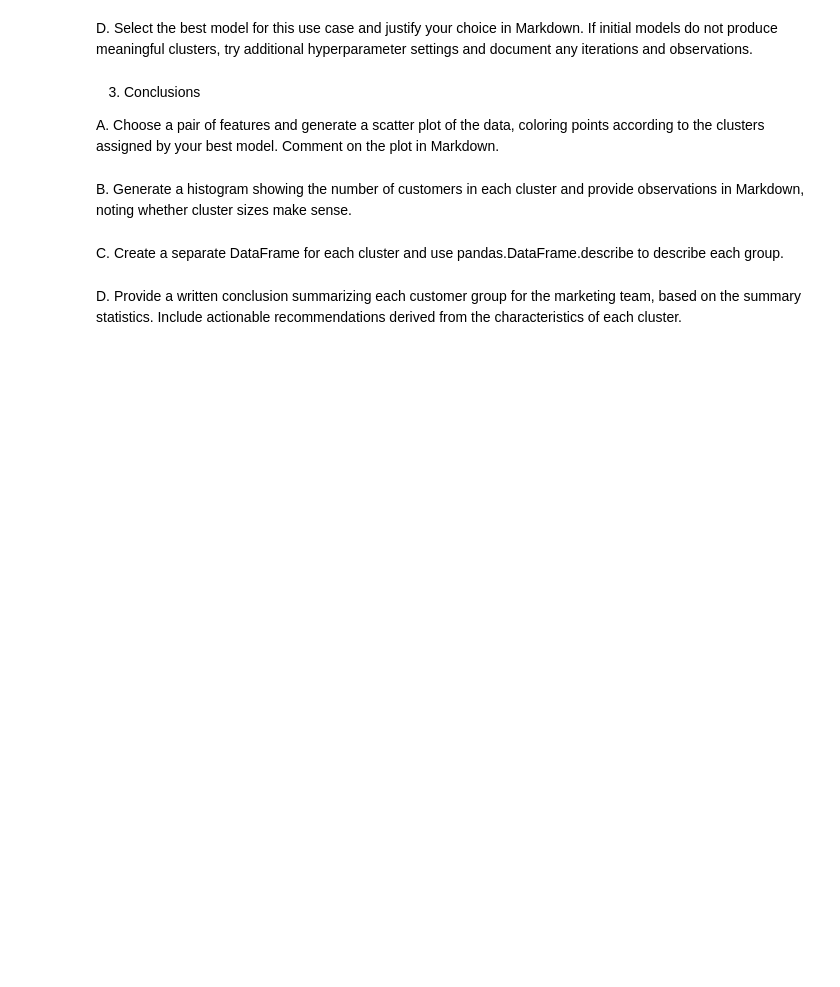
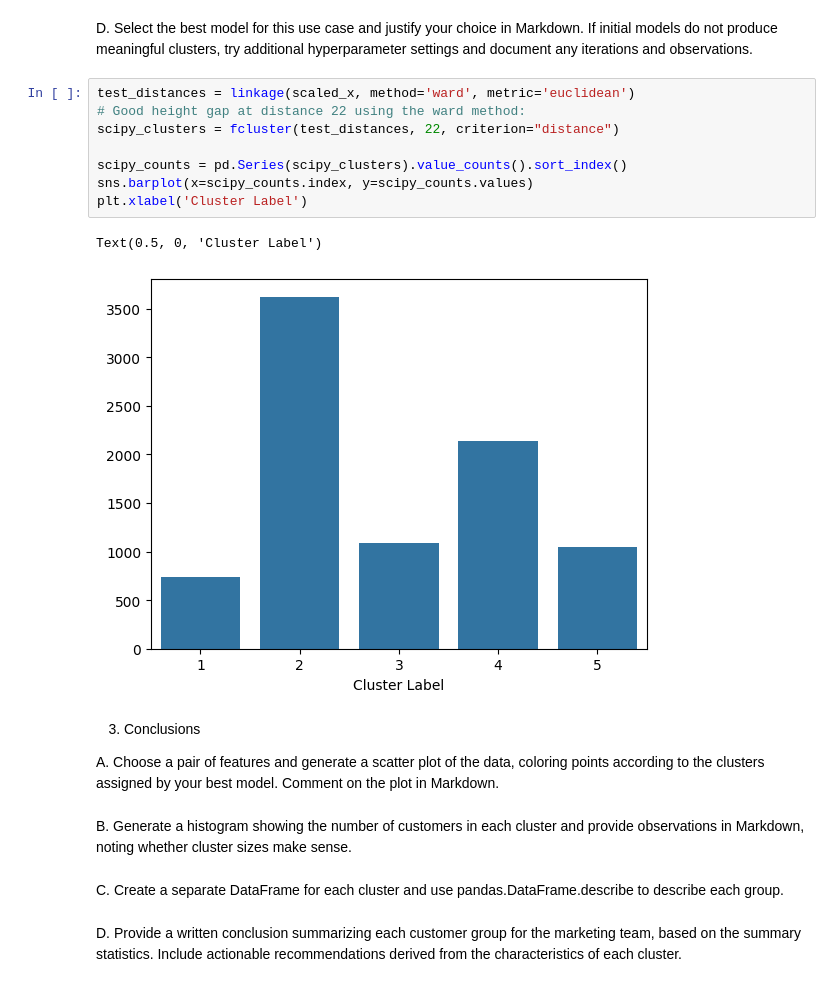
Before and after one commit to Hunteracademic/Unsupervised_assignment_1, a Jupyter notebook: Asg_02.ipynb, the cells around one changed output. Cells and saved outputs as stored; diff of their text form; blank space fills up the shorter version.

```diff
--- a/Asg_02.ipynb
+++ b/Asg_02.ipynb
@@ -459,5 +464,16 @@ plt.show()
 # %% [markdown]
 D. Select the best model for this use case and justify your choice in Markdown. If initial models do not produce meaningful clusters, try additional hyperparameter settings and document any iterations and observations.
+# %%
+test_distances = linkage(scaled_x, method='ward', metric='euclidean')
+# Good height gap at distance 22 using the ward method:
+scipy_clusters = fcluster(test_distances, 22, criterion="distance")
+
+scipy_counts = pd.Series(scipy_clusters).value_counts().sort_index()
+sns.barplot(x=scipy_counts.index, y=scipy_counts.values)
+plt.xlabel('Cluster Label')
+# %% [output]
+Text(0.5, 0, 'Cluster Label')
+[figure, added]
 # %% [markdown]
 3. Conclusions
 
```
Also changed, not shown: parts of 2 cells of this notebook.
